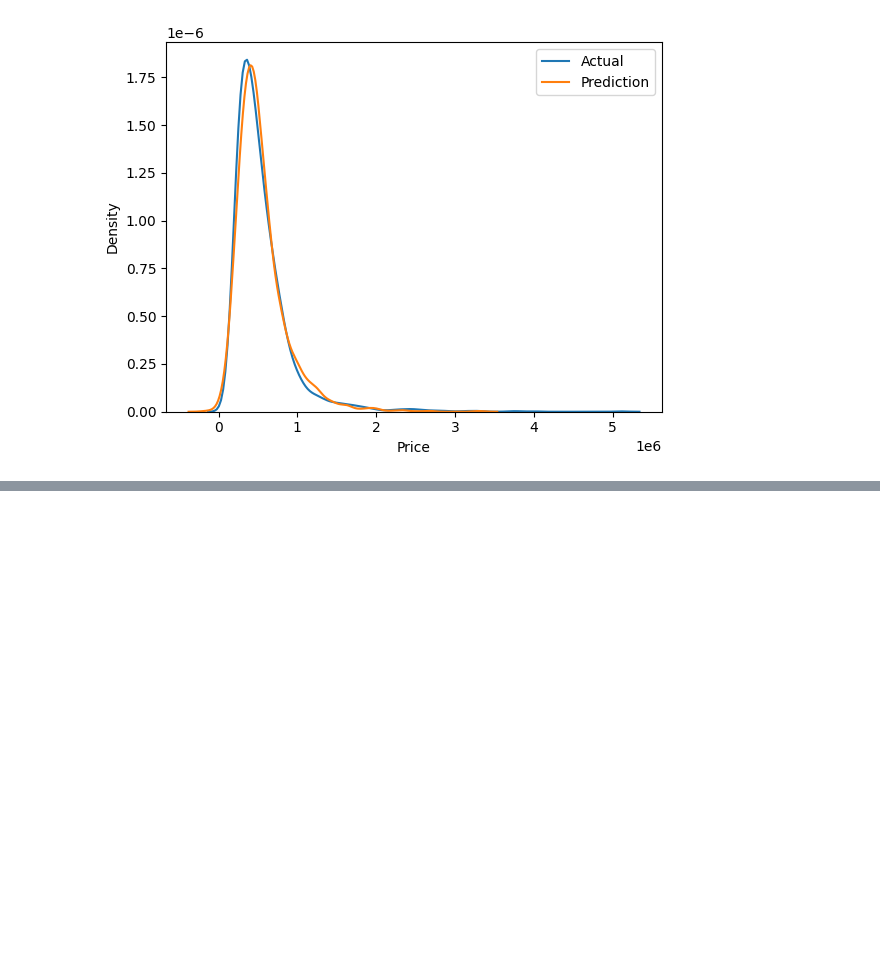
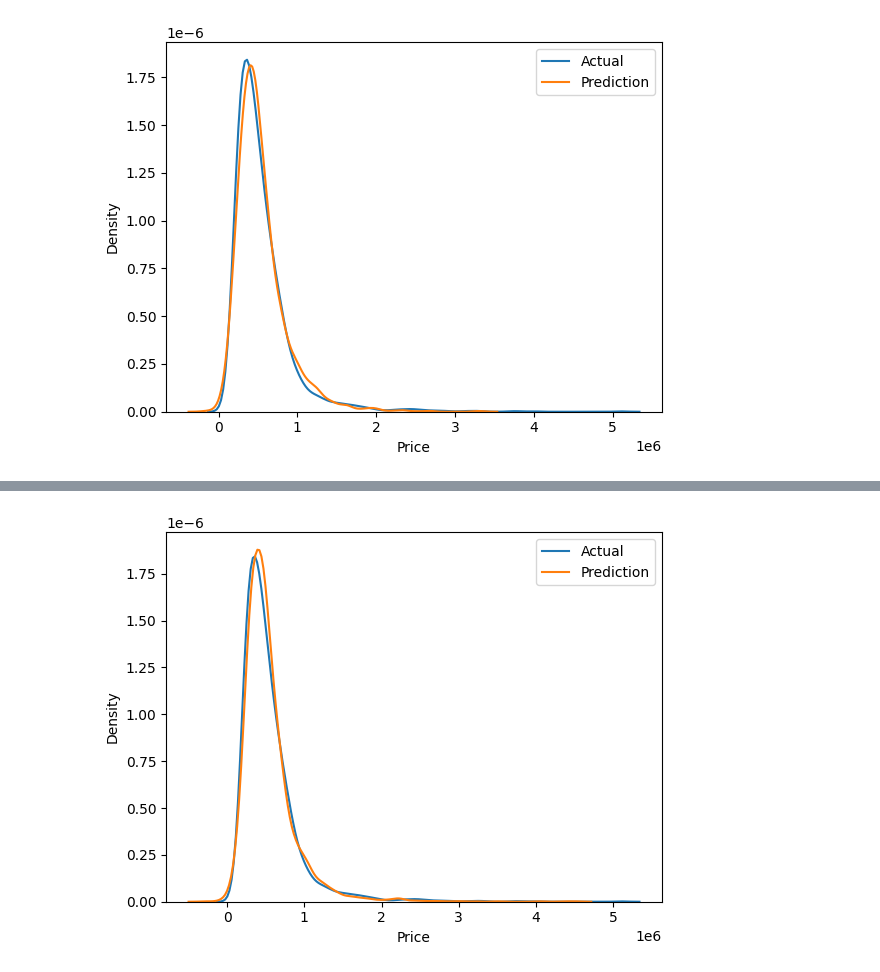
Before and after one commit to SinhaPushkar047/ML_Learning_Projects, a Jupyter notebook: 02-Indian-Household-Price/HouseHold_Price.ipynb, the cells around one changed output, grey strips where cells are left out. Cells and saved outputs as stored; diff of their text form; code cells hidden in the pictures; blank space fills up the shorter version.

```diff
--- a/02-Indian-Household-Price/HouseHold_Price.ipynb
+++ b/02-Indian-Household-Price/HouseHold_Price.ipynb
@@ -341,2 +346,7 @@ x_test_trf=trf.transform(X_test)
+# %%
+poly = PolynomialFeatures(degree=2,include_bias=True)
+
+X_train_trans = poly.fit_transform(x_train_trf)
+X_test_trans = poly.transform(x_test_trf)
 # %% [markdown]
 # **Model Train**
@@ -350,0 +381,2 @@ y_predict=lr.predict(x_test_trf)
+# %%
+lr.fit(X_train_trans,y_train)
@@ -351,2 +385,4 @@ y_predict=lr.predict(x_test_trf)
+# %%
+y_predictt=lr.predict(X_test_trans)
 # %% [markdown]
 # **Checking Accuracy**
@@ -415,0 +476,7 @@ plt.show()
+# %%
+sns.kdeplot(y_test,label='Actual')
+sns.kdeplot(y_predictt,label='Prediction')
+plt.legend()
+plt.show()
+# %% [output]
+[figure, added]
```
Also changed, not shown: parts of 19 cells of this notebook.
